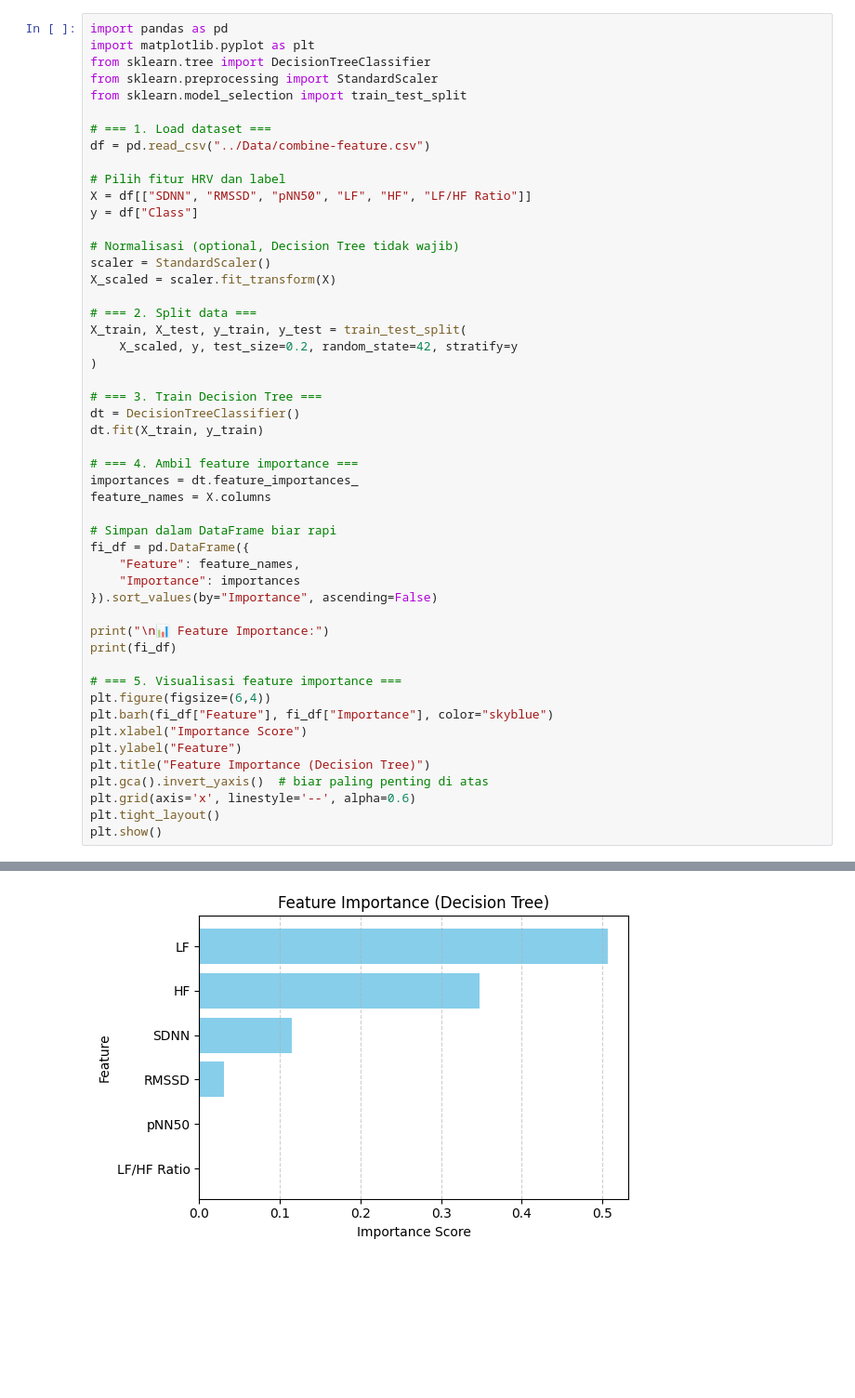
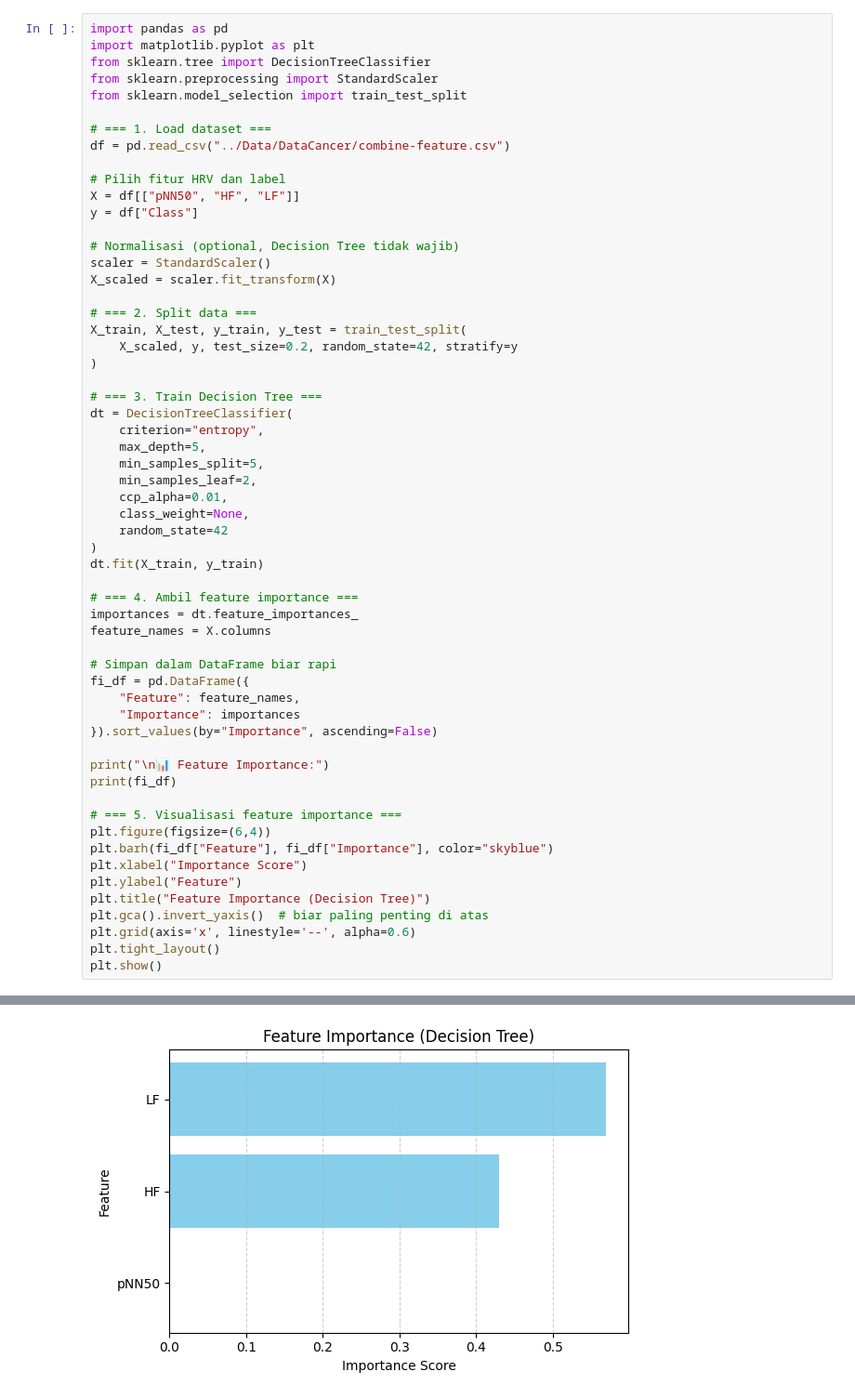
Before and after one commit to Afwanms/BreastCancerClassification, a Jupyter notebook: ClassificationModel/feature-importance.ipynb, the cells around one changed output, grey strips where cells are left out. Shown: that part at 93% size. Saved outputs shown, nothing was run; the diff lists cells and outputs as text; blank space fills up the shorter version.

```diff
--- a/ClassificationModel/feature-importance.ipynb
+++ b/ClassificationModel/feature-importance.ipynb
@@ -6,10 +6,10 @@ from sklearn.preprocessing import StandardScaler
 from sklearn.model_selection import train_test_split
 
 # === 1. Load dataset ===
-df = pd.read_csv("../Data/combine-feature.csv")
+df = pd.read_csv("../Data/DataCancer/combine-feature.csv")
 
 # Pilih fitur HRV dan label
-X = df[["SDNN", "RMSSD", "pNN50", "LF", "HF", "LF/HF Ratio"]]
+X = df[["pNN50", "HF", "LF"]]
 y = df["Class"]
 
 # Normalisasi (optional, Decision Tree tidak wajib)
@@ -22,7 +22,15 @@ X_train, X_test, y_train, y_test = train_test_split(
 )
 
 # === 3. Train Decision Tree ===
-dt = DecisionTreeClassifier()
+dt = DecisionTreeClassifier(
+    criterion="entropy",
+    max_depth=5,
+    min_samples_split=5,
+    min_samples_leaf=2,
+    ccp_alpha=0.01,
+    class_weight=None,
+    random_state=42
+)
 dt.fit(X_train, y_train)
 
 # === 4. Ambil feature importance ===
@@ -60 +65 @@ plt.show()
-[figure, old version]
+[figure, new version]
```
Also changed, not shown: parts of 1 cell of this notebook, 6 other files.
